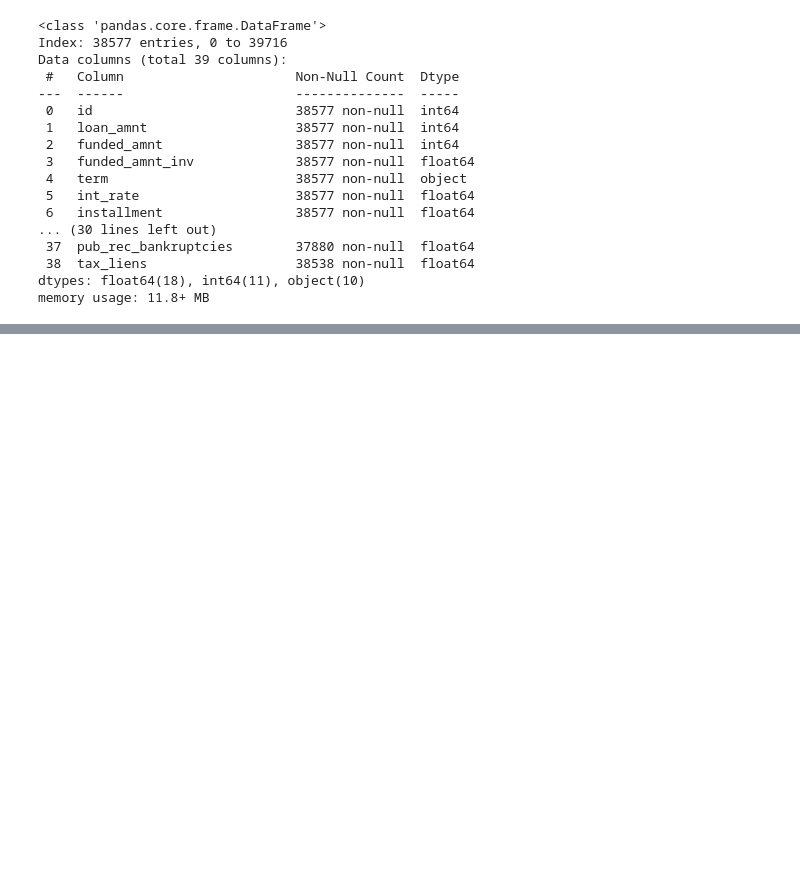
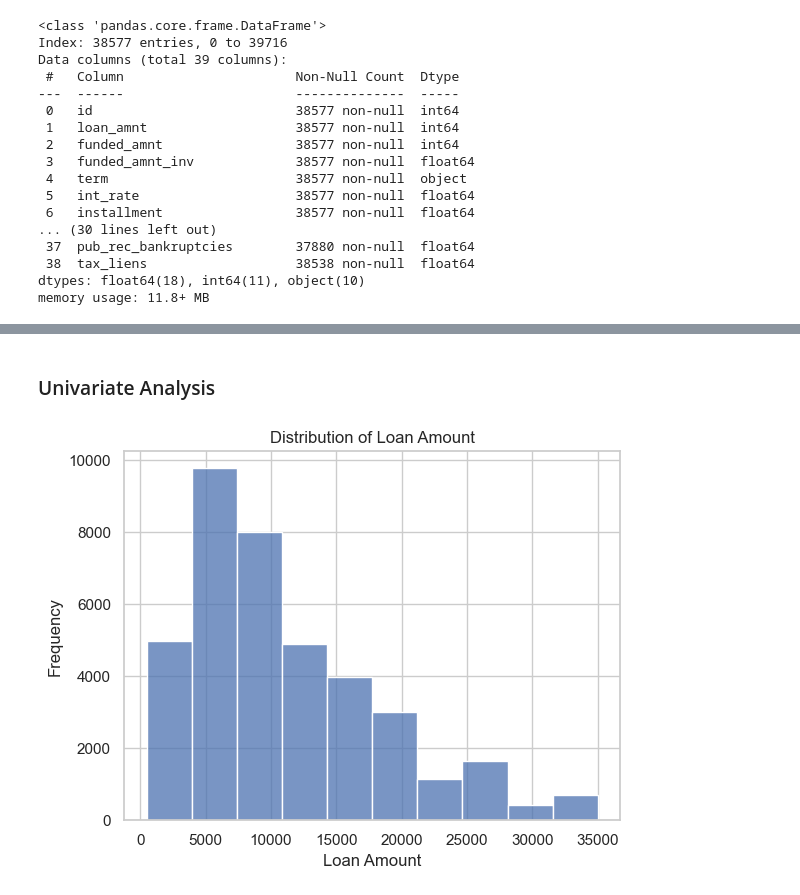
Before and after one commit to sowmilydutta/Lending_Club_Case_Study, a Jupyter notebook: Sowmily_Dutta_Case_study.ipynb, the cells around one changed output, grey strips where cells are left out. Cells and saved outputs as stored; diff of their text form; code cells hidden in the pictures; blank space fills up the shorter version.

```diff
--- a/Sowmily_Dutta_Case_study.ipynb
+++ b/Sowmily_Dutta_Case_study.ipynb
@@ -3,6 +3,7 @@ import pandas as pd
 import numpy as np
 import matplotlib.pyplot as plt
 import seaborn as sns
+sns.set(style="whitegrid")
 # %%
 df = pd.read_csv("loan.csv", low_memory=False)
 pd.set_option('display.max_rows', None)
@@ -151,0 +174,11 @@ memory usage: 11.8+ MB
+# %% [markdown]
+### Univariate Analysis
+# %%
+# Plot the distribution of loan amount
+sns.histplot(df_cleaned["loan_amnt"], bins=10)
+plt.title("Distribution of Loan Amount")
+plt.xlabel('Loan Amount')
+plt.ylabel('Frequency')
+plt.show()
+# %% [output]
+[figure, added]
```
Also changed, not shown: parts of 8 cells of this notebook.
